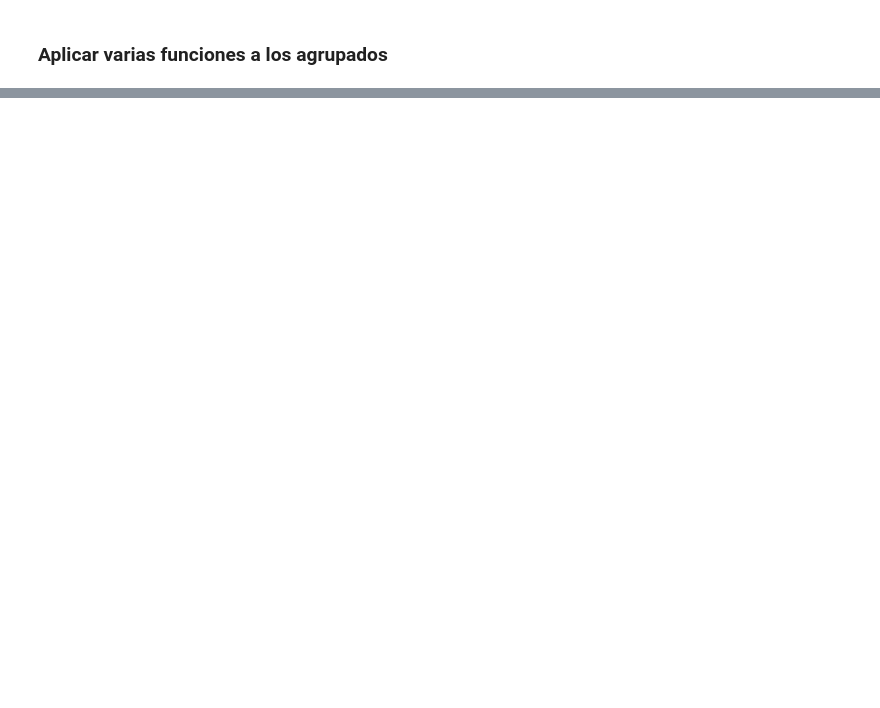
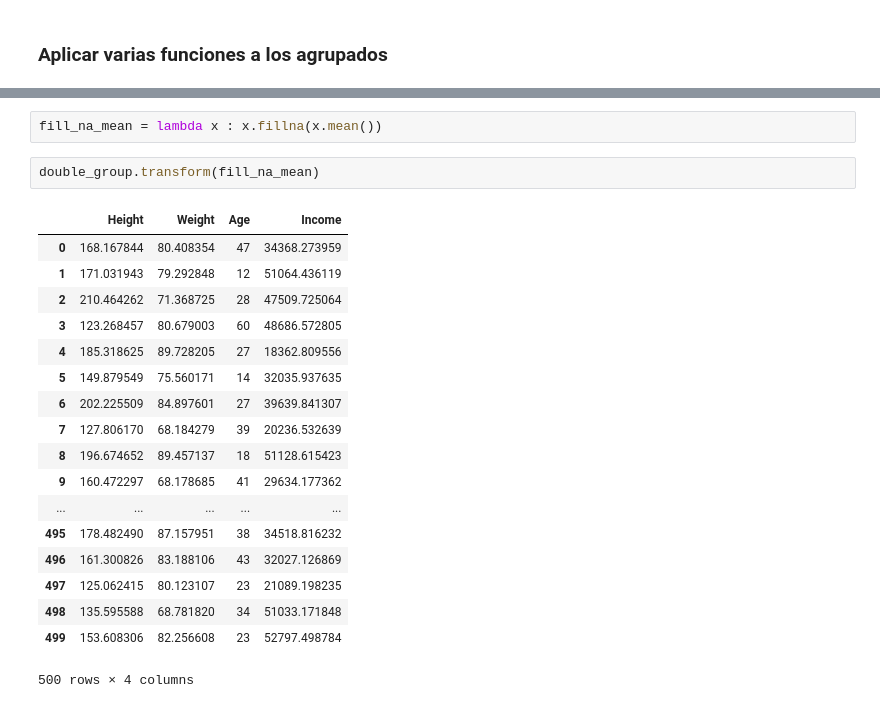
Before and after one commit to antoniosam/ml, a Jupyter notebook: notebooks/T2 - 3 - Data Cleaning - Agrupación de datos.ipynb, the cells around one changed output, grey strips where cells are left out. Saved outputs shown, nothing was run; the diff lists cells and outputs as text; blank space fills up the shorter version.

```diff
--- a/notebooks/T2 - 3 - Data Cleaning - Agrupación de datos.ipynb
+++ b/notebooks/T2 - 3 - Data Cleaning - Agrupación de datos.ipynb
@@ -288,0 +342,23 @@ double_group.aggregate([lambda x : np.mean(x)/ np.std(x)])
+# %%
+fill_na_mean = lambda x : x.fillna(x.mean())
+# %%
+double_group.transform(fill_na_mean)
+# %% [output]
+|  | Height | Weight | Age | Income |
+| 0 | 168.167844 | 80.408354 | 47 | 34368.273959 |
+| 1 | 171.031943 | 79.292848 | 12 | 51064.436119 |
+| 2 | 210.464262 | 71.368725 | 28 | 47509.725064 |
+| 3 | 123.268457 | 80.679003 | 60 | 48686.572805 |
+| 4 | 185.318625 | 89.728205 | 27 | 18362.809556 |
+| 5 | 149.879549 | 75.560171 | 14 | 32035.937635 |
+| 6 | 202.225509 | 84.897601 | 27 | 39639.841307 |
+| 7 | 127.806170 | 68.184279 | 39 | 20236.532639 |
+| 8 | 196.674652 | 89.457137 | 18 | 51128.615423 |
+| 9 | 160.472297 | 68.178685 | 41 | 29634.177362 |
+| ... | ... | ... | ... | ... |
+| 495 | 178.482490 | 87.157951 | 38 | 34518.816232 |
+| 496 | 161.300826 | 83.188106 | 43 | 32027.126869 |
+| 497 | 125.062415 | 80.123107 | 23 | 21089.198235 |
+| 498 | 135.595588 | 68.781820 | 34 | 51033.171848 |
+| 499 | 153.608306 | 82.256608 | 23 | 52797.498784 |
+500 rows × 4 columns
```
Also changed, not shown: parts of 62 cells of this notebook.
